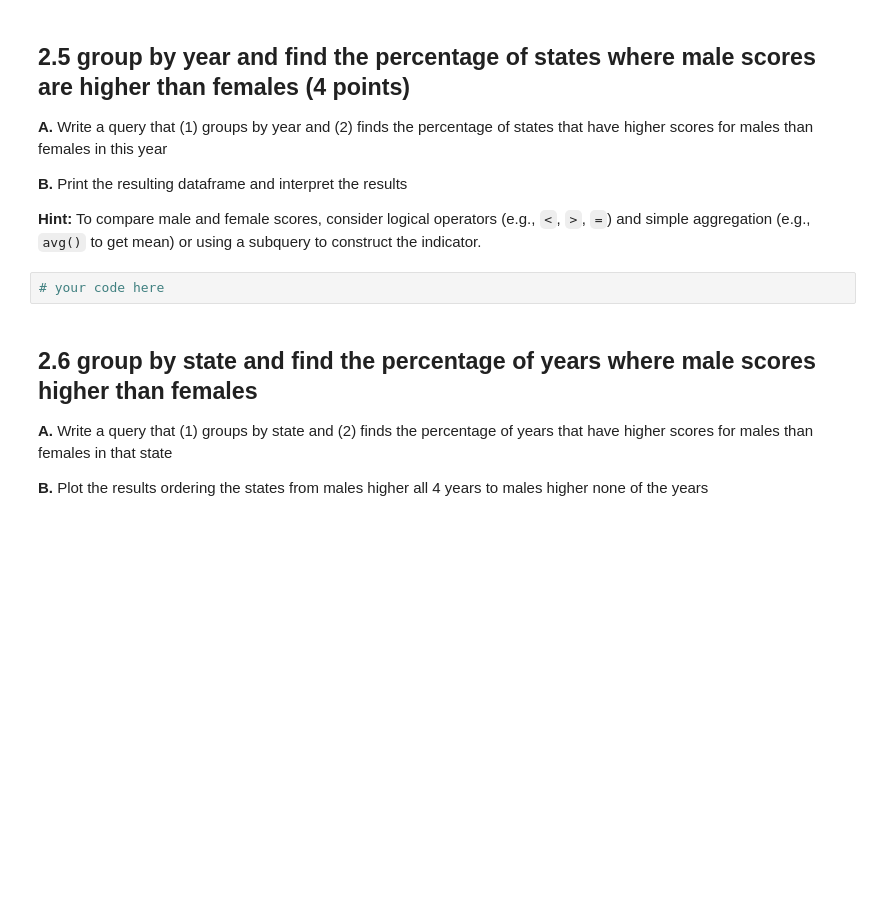
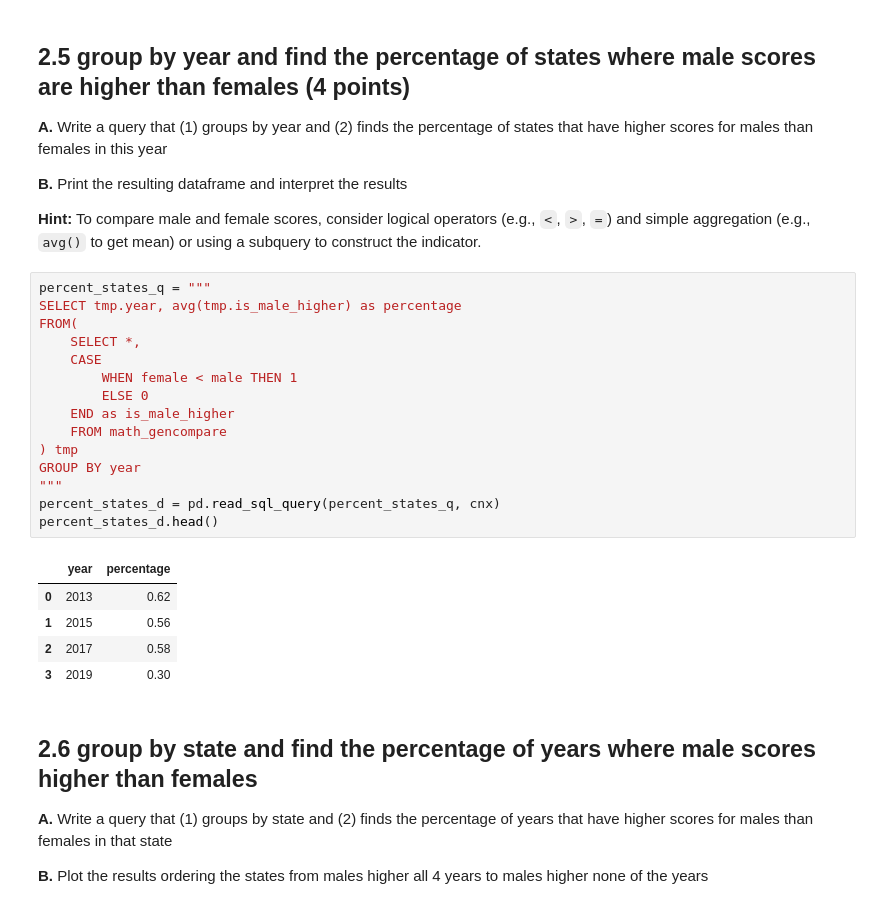
Before and after one commit to herbertfreeze/QSS20_S24, a Jupyter notebook: problemsets/pset4/pset4_blank.ipynb, the cells around one changed output. Drawn from its saved outputs; the diff is of its cells as text; blank space fills up the shorter version.

```diff
--- a/problemsets/pset4/pset4_blank.ipynb
+++ b/problemsets/pset4/pset4_blank.ipynb
@@ -388,8 +388,27 @@ mean
 **B.** Print the resulting dataframe and interpret the results
 
 **Hint:** To compare male and female scores, consider logical operators (e.g., `<`, `>`, `=`) and simple aggregation (e.g., `avg()` to get mean) or using a subquery to construct the indicator.
-# %%
-# your code here
+# %%
+percent_states_q = """
+SELECT tmp.year, avg(tmp.is_male_higher) as percentage
+FROM(
+    SELECT *,
+    CASE
+        WHEN female < male THEN 1
+        ELSE 0
+    END as is_male_higher
+    FROM math_gencompare
+) tmp
+GROUP BY year
+"""
+percent_states_d = pd.read_sql_query(percent_states_q, cnx)
+percent_states_d.head()
+# %% [output]
+|  | year | percentage |
+| 0 | 2013 | 0.62 |
+| 1 | 2015 | 0.56 |
+| 2 | 2017 | 0.58 |
+| 3 | 2019 | 0.30 |
 # %% [markdown]
 ## 2.6 group by state and find the percentage of years where male scores higher than females
 
```
Also changed, not shown: parts of 4 cells of this notebook, 1 other file.
